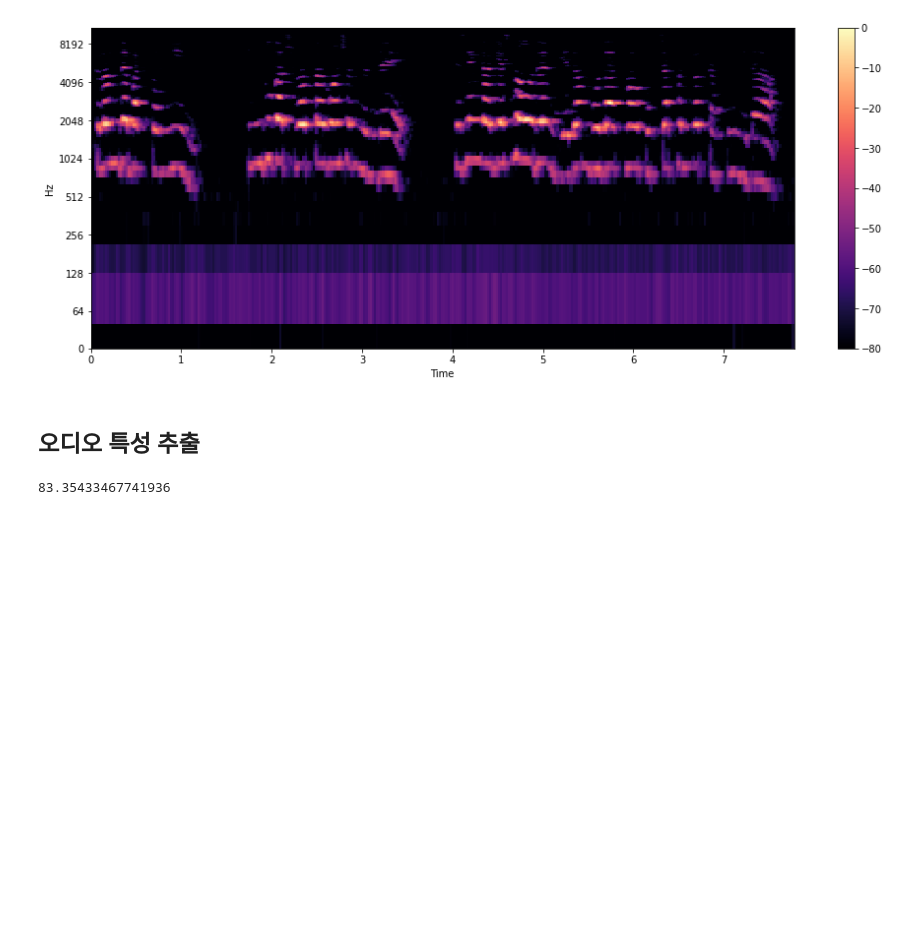
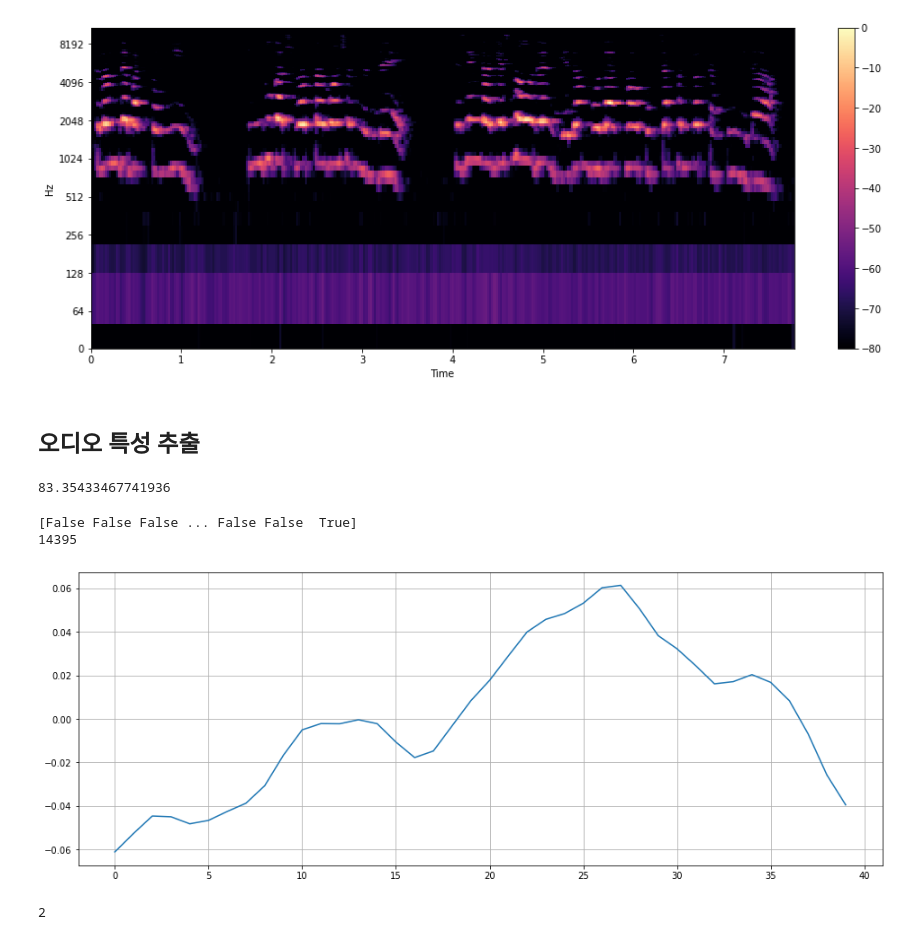
Before and after one commit to HYUNMIN-HWANG/Colab, a Jupyter notebook: nmb/빵형의_개발도상국_MusicGenre.ipynb, the cells around one changed output. Drawn from its saved outputs; the diff is of its cells as text; code cells hidden in the pictures; blank space fills up the shorter version.

```diff
--- a/nmb/빵형의_개발도상국_MusicGenre.ipynb
+++ b/nmb/빵형의_개발도상국_MusicGenre.ipynb
@@ -131,4 +165,28 @@ print(tempo)    # 83.35433467741936
 # Zero Crossing Rate
 # 음파가 양에서 음으로 또는 음에서 양으로 바뀌는 비율
 
-zero_
+zero_crossings = librosa.zero_crossings(y, pad=False)
+
+print(zero_crossings)   # [False False False ... False False  True]
+print(sum(zero_crossings))  # 14395
+# %% [output]
+[False False False ... False False  True]
+14395
+# %%
+# Zero Crossing Rate를 확인하기 위해서 확대해서 본다.
+
+n0 = 9000
+n1 = 9040
+
+plt.figure(figsize=(16,6))
+plt.plot(y[n0:n1])
+plt.grid()
+plt.show()
+# %% [output]
+[figure, added]
+# %%
+# Zero Crossing Rate : 위 그래프가 000을 몇 번 지나쳤냐
+zero_crossings = librosa.zero_crossings(y[n0:n1], pad=False)
+print(sum(zero_crossings))
+# %% [output]
+2
```
Also changed, not shown: parts of 19 cells of this notebook.
